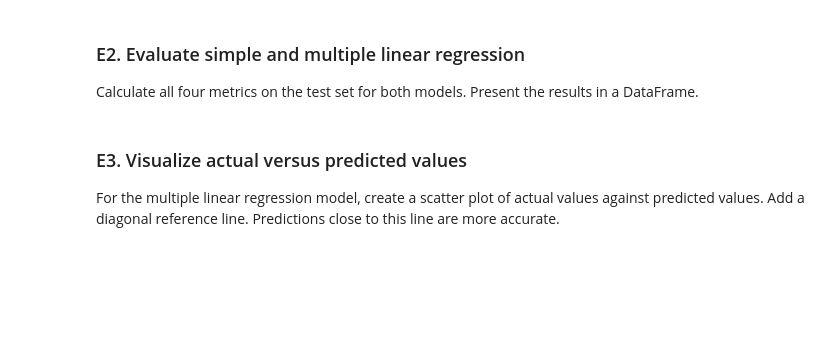
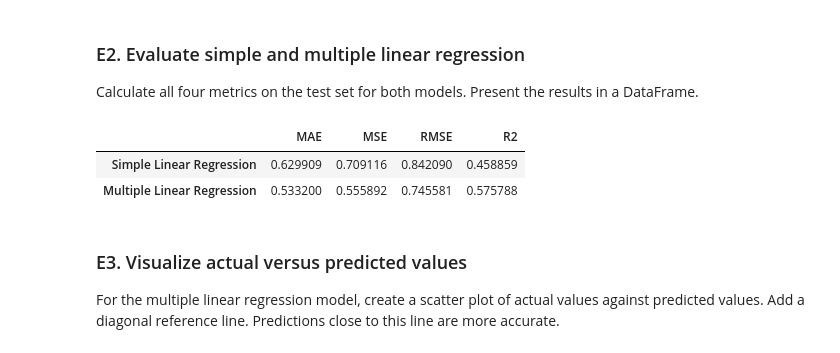
Before and after one commit to ntienvo/ML-lab, a Jupyter notebook: Lab06_Linear_Regression.ipynb, the cells around one changed output. Cells and saved outputs as stored; diff of their text form; code cells hidden in the pictures; blank space fills up the shorter version.

```diff
--- a/Lab06_Linear_Regression.ipynb
+++ b/Lab06_Linear_Regression.ipynb
@@ -639,3 +731,18 @@ Complete a function that calculates MAE, MSE, RMSE, and R².
+# %%
+def evaluate_regression(y_true, y_pred):
+    # Calculate regression metrics
+    mae = mean_absolute_error(y_true, y_pred)
+    mse = mean_squared_error(y_true, y_pred)
+    rmse = np.sqrt(mse)
+    r2 = r2_score(y_true, y_pred)
+
+    # Return a dictionary containing all metrics
+    return {
+        "MAE": mae,
+        "MSE": mse,
+        "RMSE": rmse,
+        "R2": r2
+    }
 # %% [markdown]
 ### E2. Evaluate simple and multiple linear regression
 
@@ -647,3 +750,19 @@ Calculate all four metrics on the test set for both models. Present the results
+# %%
+y_test_multiple_pred = multiple_model.predict(X_test)
+y_test_simple_pred = simple_model.predict(X_test_model)
+
+simple_metrics = evaluate_regression(y_test, y_test_simple_pred)
+multiple_metrics = evaluate_regression(y_test, y_test_multiple_pred)
+
+metrics_df = pd.DataFrame(
+    [simple_metrics, multiple_metrics],
+    index=["Simple Linear Regression", "Multiple Linear Regression"]
+)
+display(metrics_df)
+# %% [output]
+|  | MAE | MSE | RMSE | R2 |
+| Simple Linear Regression | 0.629909 | 0.709116 | 0.842090 | 0.458859 |
+| Multiple Linear Regression | 0.533200 | 0.555892 | 0.745581 | 0.575788 |
 # %% [markdown]
 ### E3. Visualize actual versus predicted values
 
```
Also changed, not shown: parts of 11 cells of this notebook.
